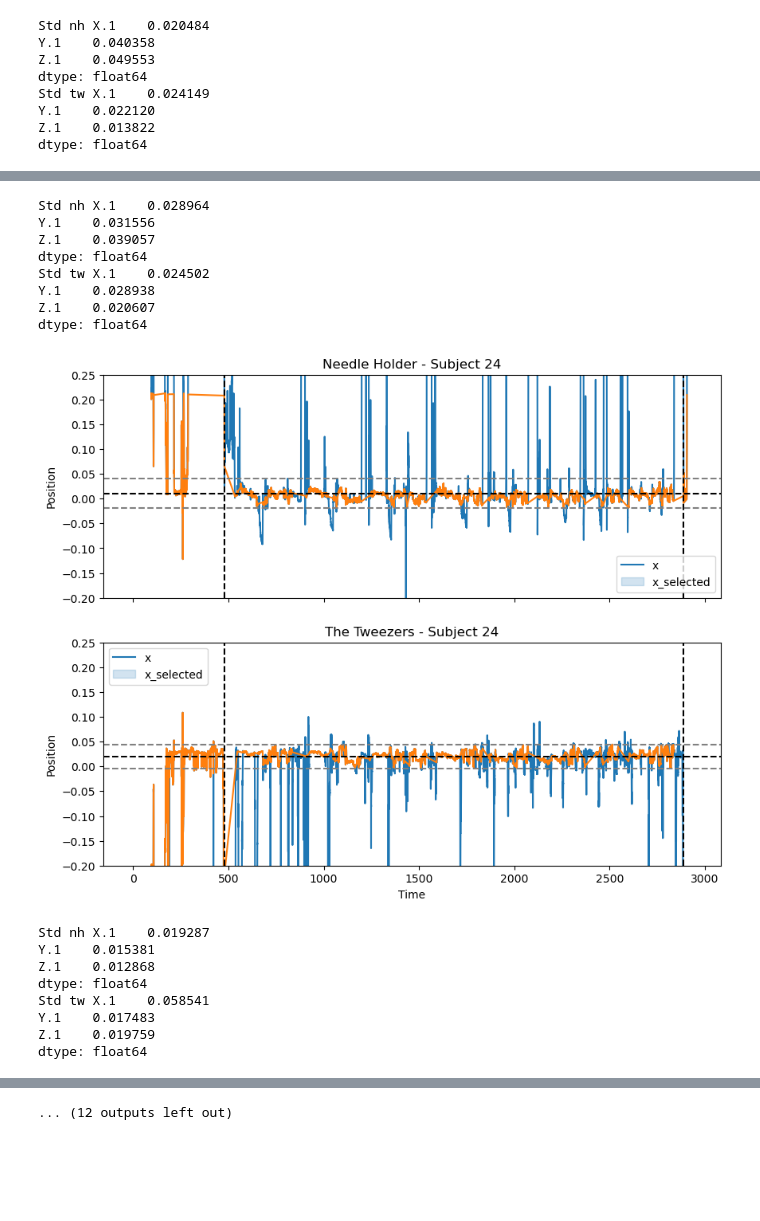
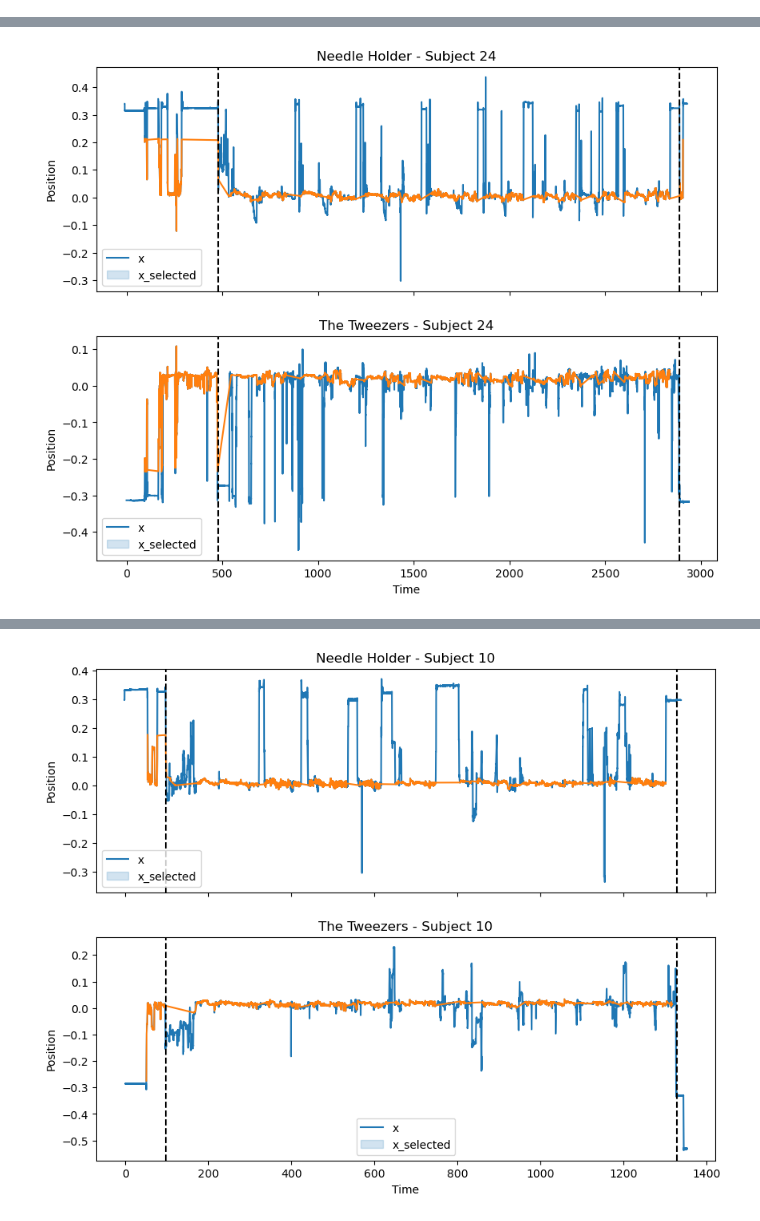
Before and after one commit to gv21/Project_LASA, a Jupyter notebook: step1_final_w12.ipynb, the cells around one changed output, grey strips where cells are left out. Cells and saved outputs as stored; diff of their text form; code cells hidden in the pictures; blank space fills up the shorter version.

```diff
--- a/step1_final_w12.ipynb
+++ b/step1_final_w12.ipynb
@@ -378,9 +378,7 @@ for subject in subjects:
     """2nd selection based on z position"""
     std_nh =  (selected_points_nh[['X.1', 'Y.1', 'Z.1']]).std()
     std_tw =  (selected_points_tw[['X.1', 'Y.1', 'Z.1']]).std()
-    print('Std nh', std_nh)
-    print('Std tw', std_tw)
-    if (subject == 19): #subject 19 is treated separately
+    if (subject == 19): #subject 19 is treated separately, two different ref level of z position during the task
         selected_zpos_nh, selected_zpos_tw = remove_extreme_using_z_pos2_sub19(needle_holder_rec, tweezers_rec)
     else:
         selected_zpos_nh, selected_zpos_tw = remove_extreme_using_z_pos2(needle_holder_rec, tweezers_rec, std_nh, std_tw, medians_nh, medians_tw)
@@ -419,10 +417,10 @@ for subject in subjects:
     selected_points_tw3 = selected_points_tw2[mask_extreme_ypos_event_removed_tw]
 
     """2nd selection based on x position"""
+    #x position ref line of subject 1 is moving during the task, we need to treat it separately
     if (subject!=1):
         selected_xpos2_nh, selected_xpos2_tw = remove_extreme_using_x_pos_on_selected_data(needle_holder_rec, tweezers_rec, std_nh, std_tw, medians_nh, medians_tw)
     else:
-        #ne change rien je ne sais pas pk!
         selected_xpos2_nh, selected_xpos2_tw  = remove_extreme_using_x_pos_on_selected_data_sub1(needle_holder_rec, tweezers_rec, selected_points_nh, selected_points_tw)
     time_event_xpos2_nh, time_event_xpos2_tw = compute_event_time_pos(full_segments_time[i], needle_holder_rec, tweezers_rec, selected_xpos2_nh,
                                                                 selected_xpos2_tw)
@@ -439,46 +437,37 @@ for subject in subjects:
     selected_points_nh4 = selected_points_nh3[mask_extreme_xpos2_event_removed_nh]
     selected_points_tw4 = selected_points_tw3[mask_extreme_xpos2_event_removed_tw]
 
+    """Manual correction of incorrectly segmented points """
+    if (subject==1):
+        mask_tw = (selected_points_tw4['Time (Seconds)']>1275) & (selected_points_tw4['Time (Seconds)']<1287)
+        selected_points_tw4 = selected_points_tw4[~mask_tw]
+    if (subject==13):
+        mask_tw = (selected_points_tw4['Time (Seconds)']>679) & (selected_points_tw4['Time (Seconds)']<711.5)
+        selected_points_tw4 = selected_points_tw4[~mask_tw]
     """end"""
 
     start_t_task = full_segments_time[i]['1'][0]
     end_t_task = full_segments_time[i]['8'][1]
 
     fig, (ax1, ax2) = plt.subplots(2, 1, figsize=(10, 8), sharex=True)
-
-    # Tracer les données pour 'bh'
     sns.lineplot(x=needle_holder_rec['Time (Seconds)'], y=needle_holder_rec['X.1'], ax=ax1)
     sns.lineplot(x=selected_points_nh4['Time (Seconds)'], y=selected_points_nh4['X.1'], ax=ax1)
-    #sns.lineplot(x=selected_points_nh2['Time (Seconds)'], y=selected_points_nh2['Y.1'], ax=ax1)
-    #sns.lineplot(x=needle_holder_rec['Time (Seconds)'], y=needle_holder_rec['Y.1'], ax=ax1)
     ax1.axvline(x=start_t_task, color='black', linestyle='--')
     ax1.axvline(x=end_t_task, color='black', linestyle='--')
-    ax1.axhline(y=medians_nh['X.1'], color='black', linestyle='--')
-    ax1.axhline(y=medians_nh['X.1']-max(0.0, std_nh['X.1']), color='grey', linestyle='--')
-    ax1.axhline(y=medians_nh['X.1']+max(0.0, std_nh['X.1']), color='grey', linestyle='--')
 
     ax1.set_xlabel('Time')
     ax1.set_ylabel('Position')
     ax1.set_title(f'Needle Holder - Subject {subject}')
     ax1.legend(['x', 'x_selected'])
-    ax1.set_ylim(-0.2,0.25)
 
-    # Tracer les données pour 'tw'
     sns.lineplot(x=tweezers_rec['Time (Seconds)'], y=tweezers_rec['X.1'], ax=ax2)
     sns.lineplot(x=selected_points_tw4['Time (Seconds)'], y=selected_points_tw4['X.1'], ax=ax2)
-    #sns.lineplot(x=selected_points_tw2['Time (Seconds)'], y=selected_points_tw2['Y.1'], ax=ax2)
-    #sns.lineplot(x=tweezers_rec['Time (Seconds)'], y=tweezers_rec['Y.1'], ax=ax2)
     ax2.axvline(x=start_t_task, color='black', linestyle='--')
     ax2.axvline(x=end_t_task, color='black', linestyle='--')
-    ax2.axhline(y=medians_tw['X.1'], color='black', linestyle='--')
-    ax2.axhline(y=medians_tw['X.1']-max(0.01,std_tw['X.1']), color='grey', linestyle='--')
-    ax2.axhline(y=medians_tw['X.1']+ max(0.01,std_tw['X.1']), color='grey', linestyle='--')
-
     ax2.set_xlabel('Time')
     ax2.set_ylabel('Position')
     ax2.legend(['x', 'x_selected'])
     ax2.set_title(f'The Tweezers - Subject {subject}')
-    ax2.set_ylim(-0.2,0.25)
     plt.show()
 
     i = i+1
@@ -514,8 +478,0 @@ dtype: float64
-Std nh X.1    0.020484
-Y.1    0.040358
-Z.1    0.049553
-dtype: float64
-Std tw X.1    0.024149
-Y.1    0.022120
-Z.1    0.013822
-dtype: float64
@@ -523,17 +480 @@ dtype: float64
-Std nh X.1    0.028964
-Y.1    0.031556
-Z.1    0.039057
-dtype: float64
-Std tw X.1    0.024502
-Y.1    0.028938
-Z.1    0.020607
-dtype: float64
-[figure, old version]
+[figure, new version]
-Std nh X.1    0.019287
-Y.1    0.015381
-Z.1    0.012868
-dtype: float64
-Std tw X.1    0.058541
-Y.1    0.017483
-Z.1    0.019759
-dtype: float64
@@ -541 +482 @@ dtype: float64
-... (12 outputs left out)
+[figure, added]
```
Also changed, not shown: parts of 3 cells of this notebook, 5 other files.
